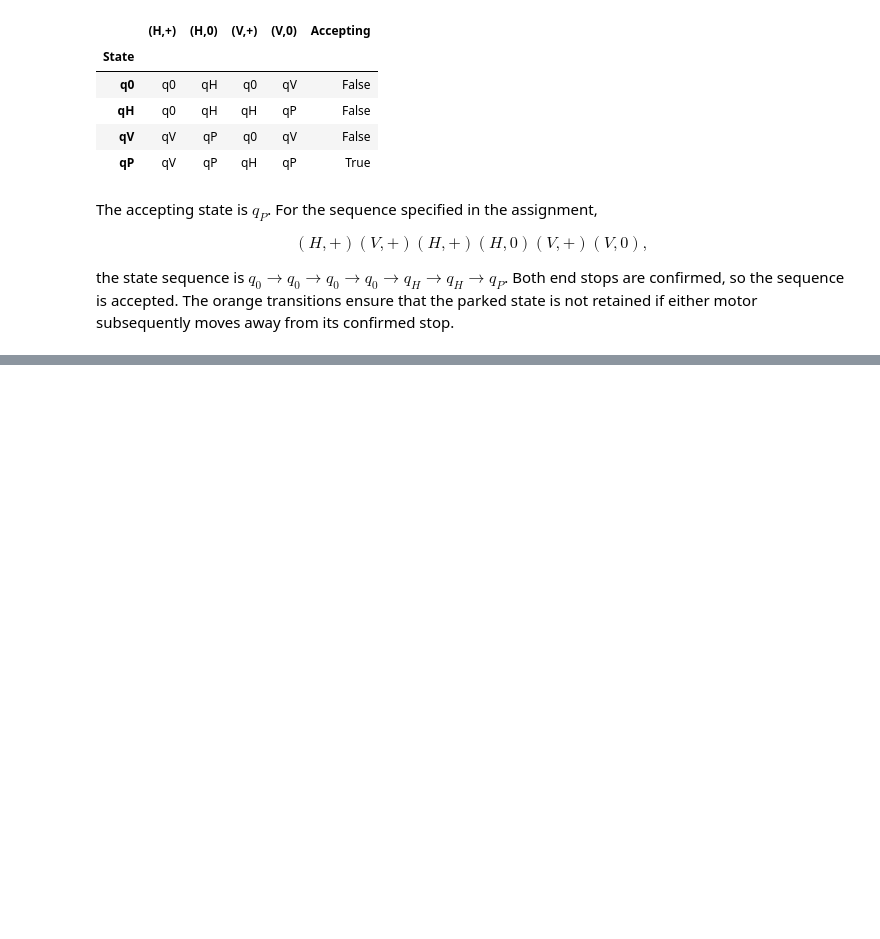
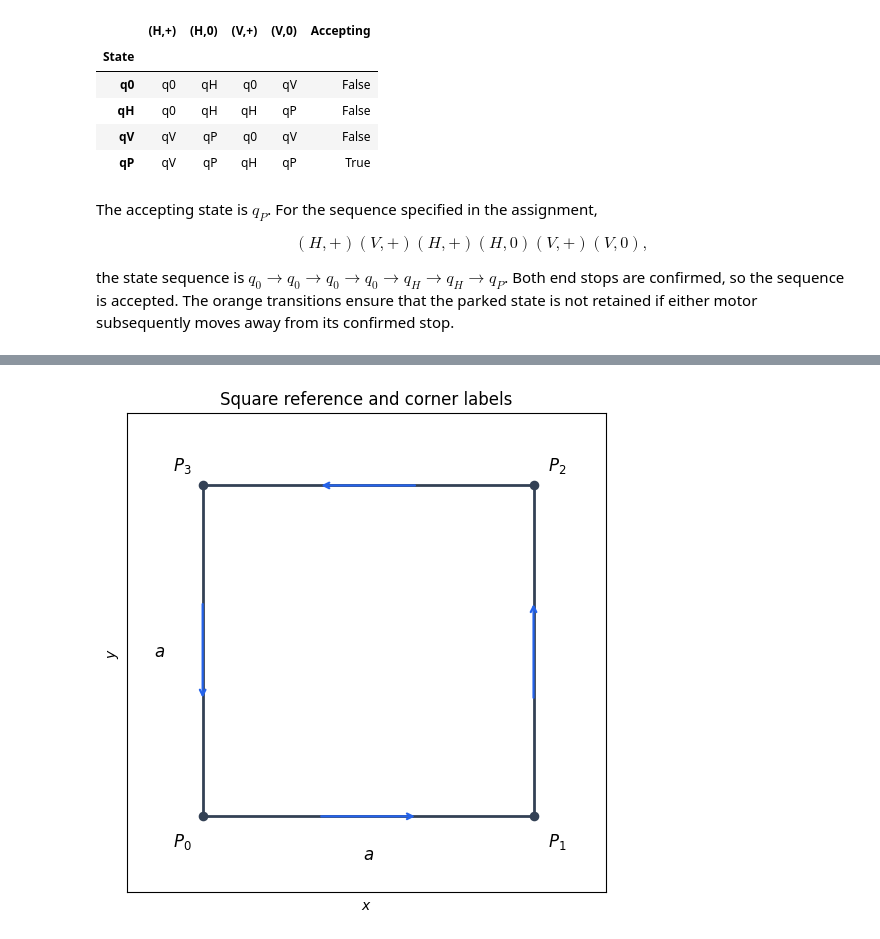
Before and after one commit to ireneeleon/SC42155_MiniProject_G17, a Jupyter notebook: Modelling_Mini_Project.ipynb, the cells around one changed output, grey strips where cells are left out. Cells and saved outputs as stored; diff of their text form; code cells hidden in the pictures; blank space fills up the shorter version.

```diff
--- a/Modelling_Mini_Project.ipynb
+++ b/Modelling_Mini_Project.ipynb
@@ -1157,0 +1563,22 @@ the state sequence is $q_0\to q_0\to q_0\to q_0\to q_H\to q_H\to q_P$. Both end
+# %%
+# Symbolic square: labels and direction, without choosing numerical dimensions.
+fig, ax = plt.subplots(figsize=(5.8, 5.3), layout='constrained')
+vertices=np.array([[0,0],[1,0],[1,1],[0,1],[0,0]],float)
+ax.plot(vertices[:,0],vertices[:,1],color='#334155',lw=2)
+for j,(xx,yy) in enumerate(vertices[:-1]):
+    ax.scatter(xx,yy,color='#334155',s=35,zorder=3)
+    dx=(-.09 if j in (0,3) else .045)
+    dy=(-.09 if j in (0,1) else .045)
+    ax.text(xx+dx,yy+dy,f'$P_{j}$',fontsize=12,weight='bold')
+for j in range(4):
+    a,b=vertices[j],vertices[j+1]
+    ax.annotate('',xy=a+.65*(b-a),xytext=a+.35*(b-a),
+                arrowprops={'arrowstyle':'->','lw':1.6,'color':'#2563eb'})
+ax.text(.5,-.13,'$a$',ha='center',fontsize=12)
+ax.text(-.13,.5,'$a$',va='center',ha='center',fontsize=12)
+ax.set(xlim=(-.23,1.22),ylim=(-.23,1.22),xlabel='$x$',ylabel='$y$',title='Square reference and corner labels')
+ax.set_aspect('equal');ax.grid(False)
+ax.set_xticks([]);ax.set_yticks([])
+plt.show()
+# %% [output]
+[figure, added]
```
Also changed, not shown: parts of 21 cells of this notebook.
